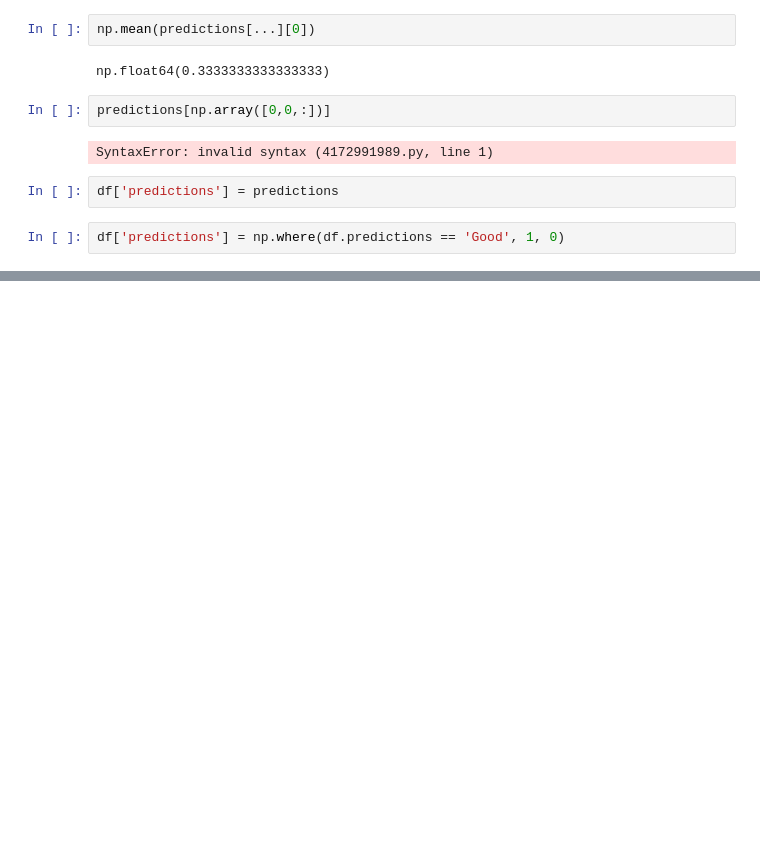
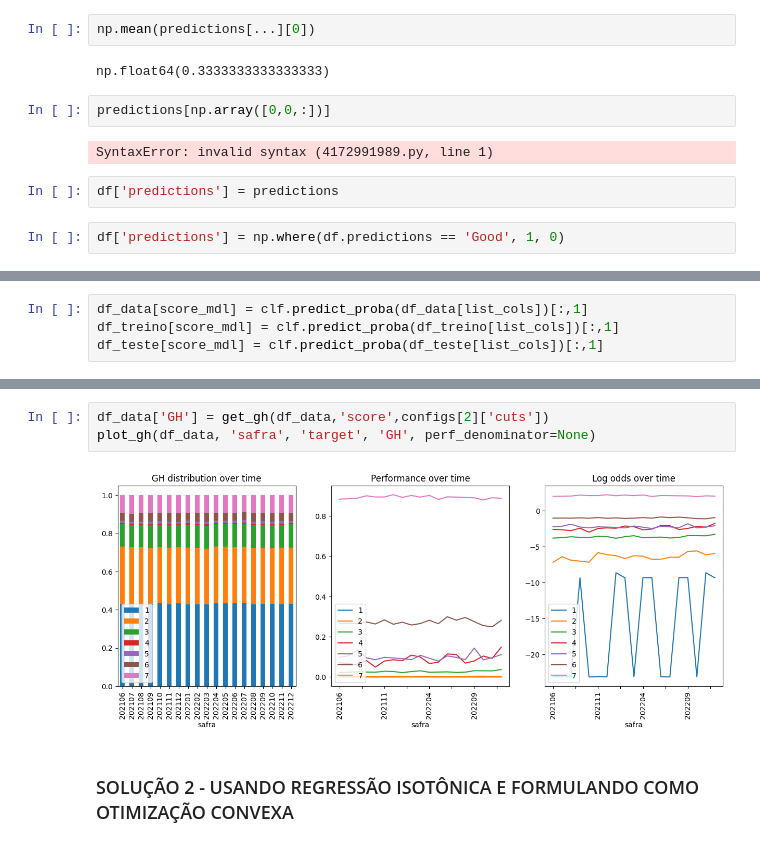
Before and after one commit to thommich/reject-inference-modelling, a Jupyter notebook: best_gh.ipynb, the cells around one changed output, grey strips where cells are left out. Saved outputs shown, nothing was run; the diff lists cells and outputs as text; blank space fills up the shorter version.

```diff
--- a/best_gh.ipynb
+++ b/best_gh.ipynb
@@ -1908,0 +2070,4 @@ df['predictions'] = np.where(df.predictions == 'Good', 1, 0)
+# %%
+df_data[score_mdl] = clf.predict_proba(df_data[list_cols])[:,1]
+df_treino[score_mdl] = clf.predict_proba(df_treino[list_cols])[:,1]
+df_teste[score_mdl] = clf.predict_proba(df_teste[list_cols])[:,1]
@@ -2093,0 +2320,7 @@ for c in configs:
+# %%
+df_data['GH'] = get_gh(df_data,'score',configs[2]['cuts'])
+plot_gh(df_data, 'safra', 'target', 'GH', perf_denominator=None)
+# %% [output]
+[figure, added]
+# %% [markdown]
+### SOLUÇÃO 2 - USANDO REGRESSÃO ISOTÔNICA E FORMULANDO COMO OTIMIZAÇÃO CONVEXA
```
Also changed, not shown: parts of 33 cells of this notebook.
